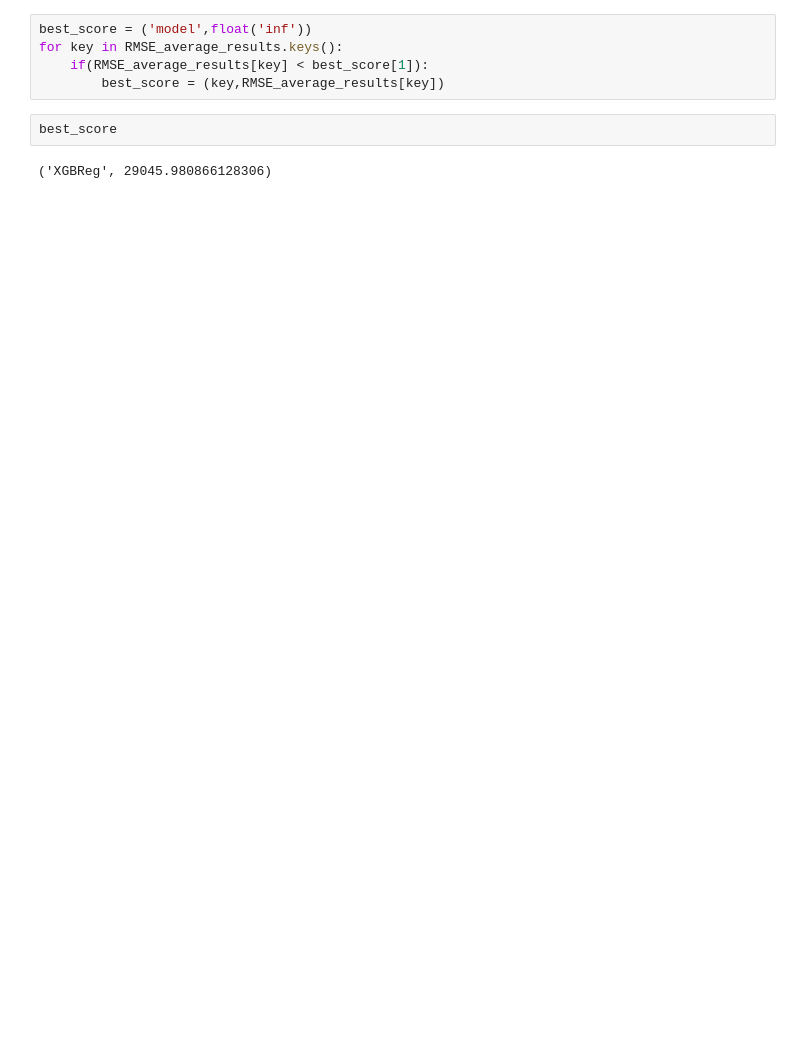
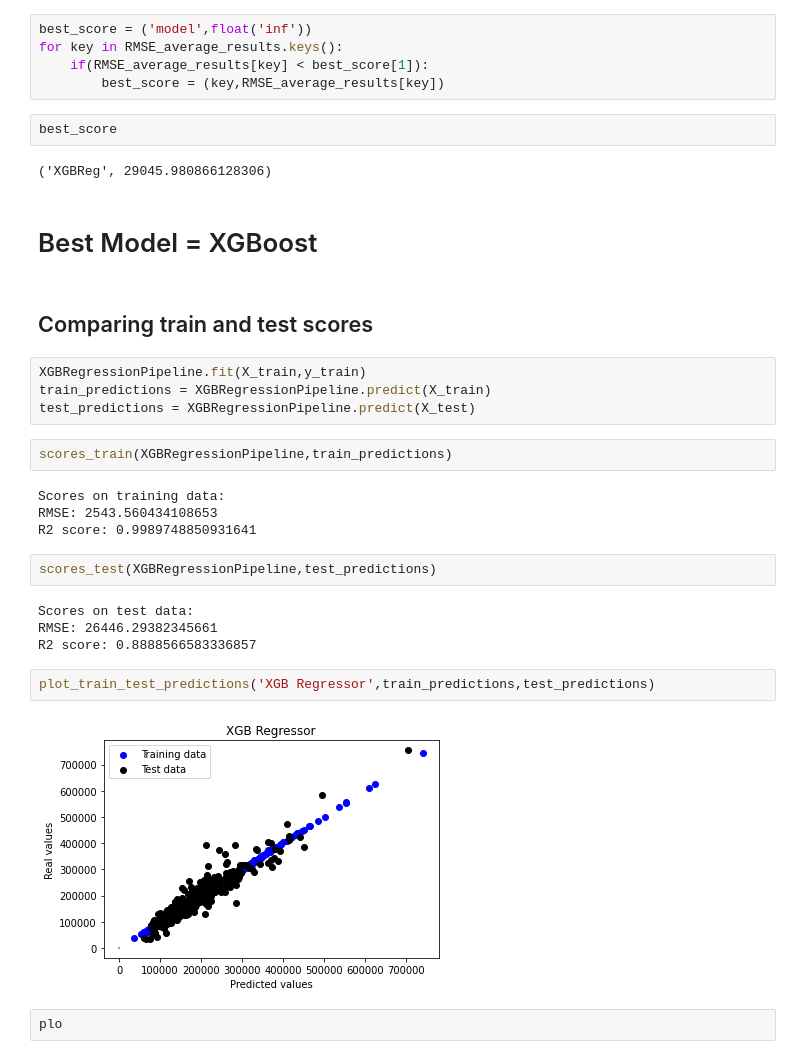
Before and after one commit to RaphaelRoriz/Machine-learning, a Jupyter notebook: housesPricesDataset/HousePricePrediction_pipeline.ipynb, the cells around one changed output. Cells and saved outputs as stored; diff of their text form; blank space fills up the shorter version.

Commit message:
Best model evaluation

```diff
--- a/housesPricesDataset/HousePricePrediction_pipeline.ipynb
+++ b/housesPricesDataset/HousePricePrediction_pipeline.ipynb
@@ -347,3 +349,29 @@ for key in RMSE_average_results.keys():
 best_score
 # %% [output]
 ('XGBReg', 29045.980866128306)
+# %% [markdown]
+# Best Model = XGBoost
+# %% [markdown]
+## Comparing train and test scores
+# %%
+XGBRegressionPipeline.fit(X_train,y_train)
+train_predictions = XGBRegressionPipeline.predict(X_train)
+test_predictions = XGBRegressionPipeline.predict(X_test)
+# %%
+scores_train(XGBRegressionPipeline,train_predictions)
+# %% [output]
+Scores on training data:
+RMSE: 2543.560434108653
+R2 score: 0.9989748850931641
+# %%
+scores_test(XGBRegressionPipeline,test_predictions)
+# %% [output]
+Scores on test data:
+RMSE: 26446.29382345661
+R2 score: 0.8888566583336857
+# %%
+plot_train_test_predictions('XGB Regressor',train_predictions,test_predictions)
+# %% [output]
+[figure, added]
+# %%
+plo
```
Also changed, not shown: parts of 7 cells of this notebook.
